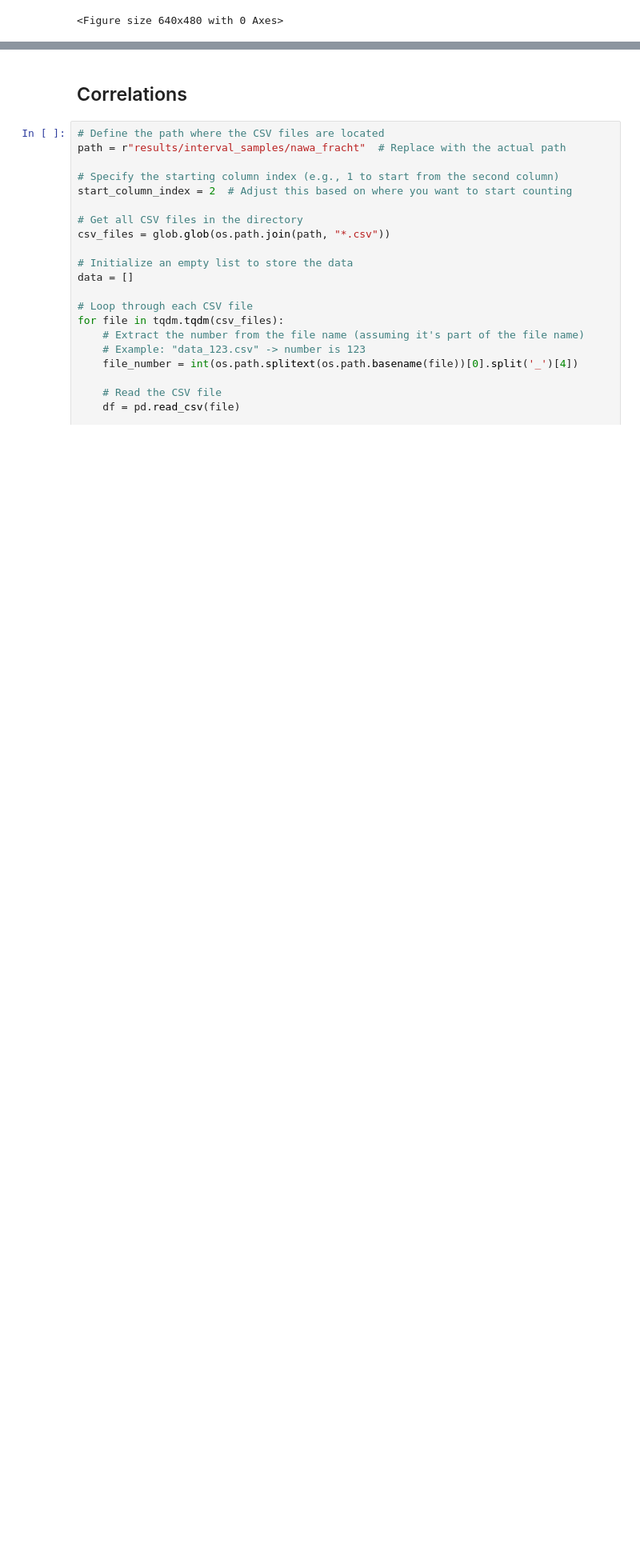
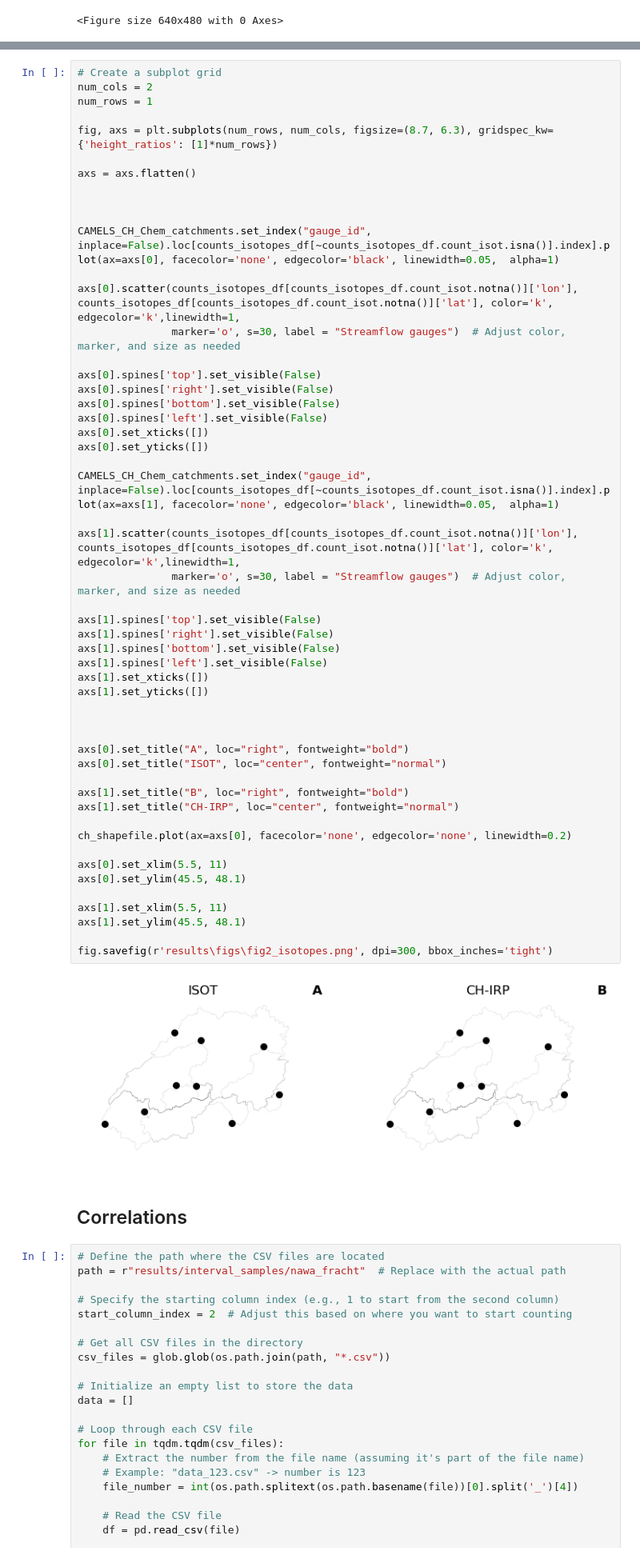
Before and after one commit to thiagovmdon/camels-ch-chem-paper, a Jupyter notebook: code/camels_ch_chem_B_figs_and_validation.ipynb, the cells around one changed output, grey strips where cells are left out. Shown: that part at 80% size. Drawn from its saved outputs; the diff is of its cells as text; blank space fills up the shorter version.

```diff
--- a/code/camels_ch_chem_B_figs_and_validation.ipynb
+++ b/code/camels_ch_chem_B_figs_and_validation.ipynb
@@ -919,3 +927,57 @@ No artists with labels found to put in legend.  Note that artists whose label st
+# %%
+# Create a subplot grid
+num_cols = 2
+num_rows = 1
+
+fig, axs = plt.subplots(num_rows, num_cols, figsize=(8.7, 6.3), gridspec_kw={'height_ratios': [1]*num_rows})
+
+axs = axs.flatten()
+
+
+
+CAMELS_CH_Chem_catchments.set_index("gauge_id", inplace=False).loc[counts_isotopes_df[~counts_isotopes_df.count_isot.isna()].index].plot(ax=axs[0], facecolor='none', edgecolor='black', linewidth=0.05,  alpha=1)
+
+axs[0].scatter(counts_isotopes_df[counts_isotopes_df.count_isot.notna()]['lon'], counts_isotopes_df[counts_isotopes_df.count_isot.notna()]['lat'], color='k', edgecolor='k',linewidth=1,
+               marker='o', s=30, label = "Streamflow gauges")  # Adjust color, marker, and size as needed
+
+axs[0].spines['top'].set_visible(False)
+axs[0].spines['right'].set_visible(False)
+axs[0].spines['bottom'].set_visible(False)
+axs[0].spines['left'].set_visible(False)
+axs[0].set_xticks([])
+axs[0].set_yticks([])
+
+CAMELS_CH_Chem_catchments.set_index("gauge_id", inplace=False).loc[counts_isotopes_df[~counts_isotopes_df.count_isot.isna()].index].plot(ax=axs[1], facecolor='none', edgecolor='black', linewidth=0.05,  alpha=1)
+
+axs[1].scatter(counts_isotopes_df[counts_isotopes_df.count_isot.notna()]['lon'], counts_isotopes_df[counts_isotopes_df.count_isot.notna()]['lat'], color='k', edgecolor='k',linewidth=1,
+               marker='o', s=30, label = "Streamflow gauges")  # Adjust color, marker, and size as needed
+
+axs[1].spines['top'].set_visible(False)
+axs[1].spines['right'].set_visible(False)
+axs[1].spines['bottom'].set_visible(False)
+axs[1].spines['left'].set_visible(False)
+axs[1].set_xticks([])
+axs[1].set_yticks([])
+
+
+
+axs[0].set_title("A", loc="right", fontweight="bold")
+axs[0].set_title("ISOT", loc="center", fontweight="normal")
+
+axs[1].set_title("B", loc="right", fontweight="bold")
+axs[1].set_title("CH-IRP", loc="center", fontweight="normal")
+
+ch_shapefile.plot(ax=axs[0], facecolor='none', edgecolor='none', linewidth=0.2)
+
+axs[0].set_xlim(5.5, 11)
+axs[0].set_ylim(45.5, 48.1)
+
+axs[1].set_xlim(5.5, 11)
+axs[1].set_ylim(45.5, 48.1)
+
+fig.savefig(r'results\figs\fig2_isotopes.png', dpi=300, bbox_inches='tight')
+# %% [output]
+[figure, added]
 # %% [markdown]
 ## Correlations
 # %%
```
Also changed, not shown: parts of 8 cells of this notebook, 1 other file.
